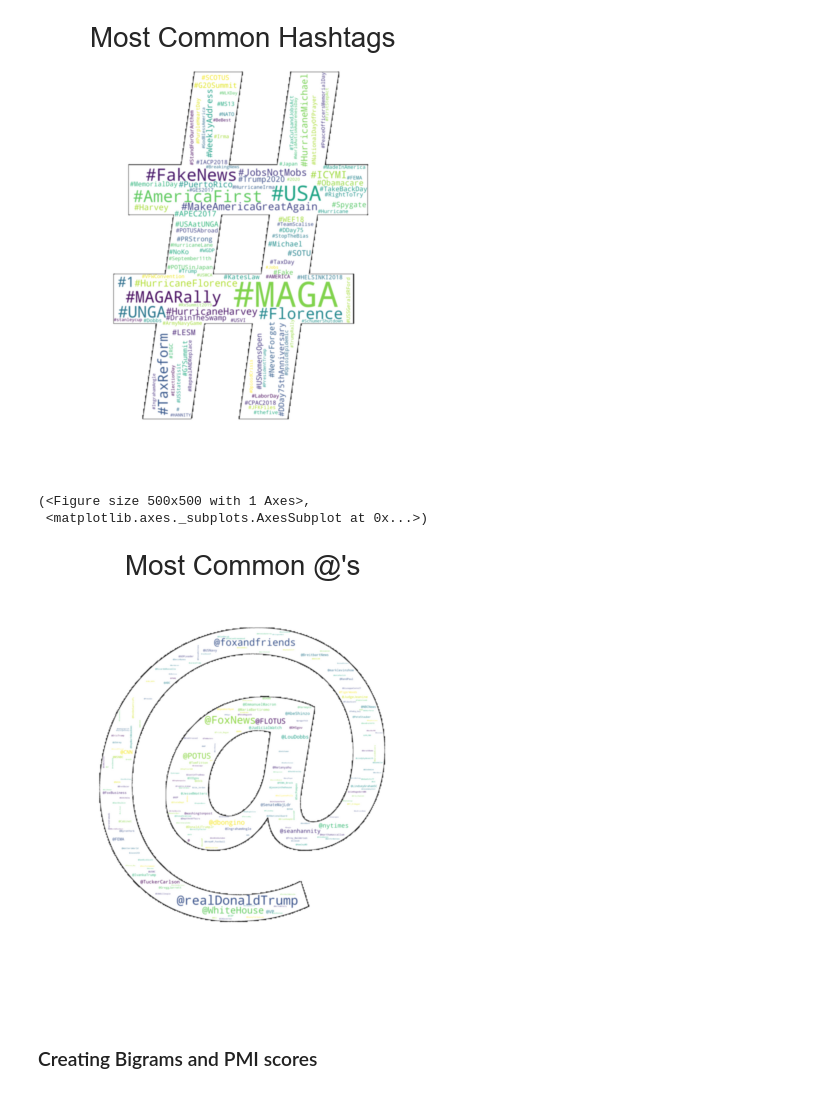
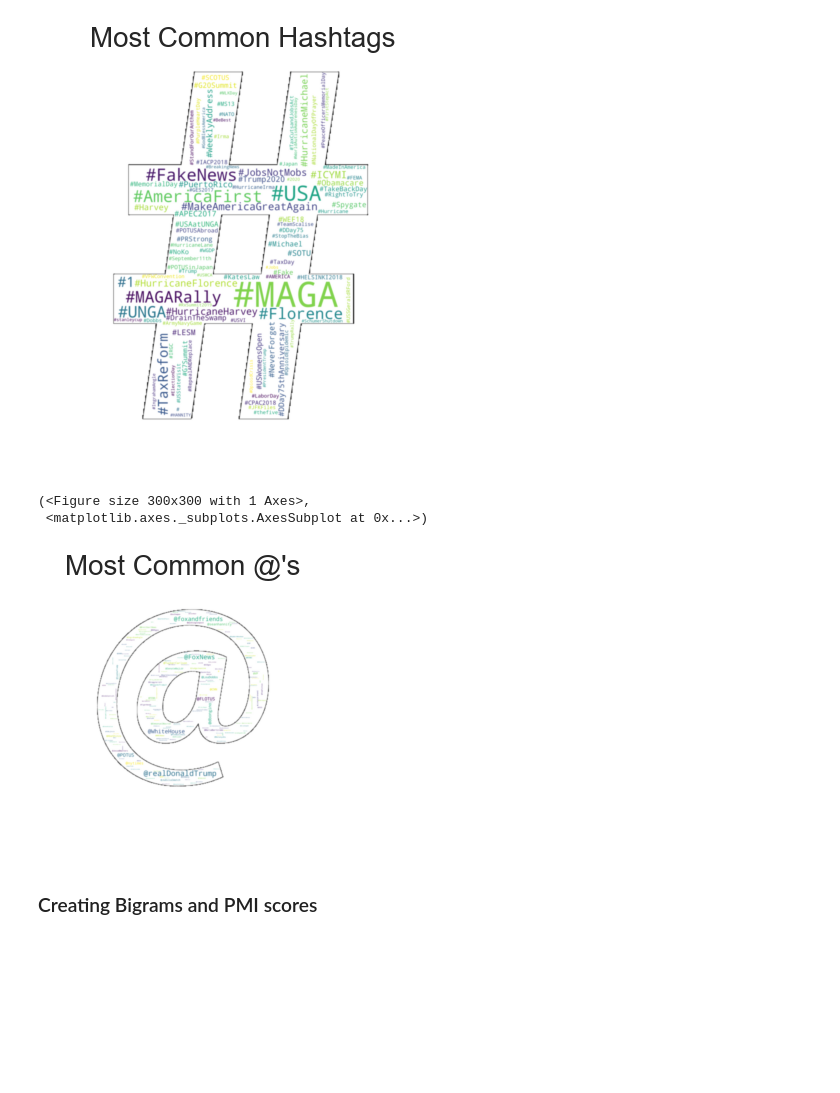
Before and after one commit to jirvingphd/dsc-5-capstone-project-online-ds-ft-021119, a Jupyter notebook: mod_5_final_project_wip.ipynb, the cells around one changed output. Drawn from its saved outputs; the diff is of its cells as text; code cells hidden in the pictures; blank space fills up the shorter version.

```diff
--- a/mod_5_final_project_wip.ipynb
+++ b/mod_5_final_project_wip.ipynb
@@ -375,32 +375,38 @@ plot_fit_cloud(tag_cloud,'Most Common Hashtags',figsize=(5,5))
 # %%
 # Combine and Tokenize hashtags
 mentions = df['mention_strings']
 mentions = ' '.join(mentions)
 mentions_tokens = regexp_tokenize(mentions,'(@\w*)')
 
 
 # WordClouds for Mentions
 max_font_size=300
 width=500
 height=500
 max_words=200
 background_color='white'
 cloud_stopwords=[]
 collocations=False
 regexp=r'(@\w*)'
 
-mentions_cloud = WordCloud(max_font_size=max_font_size, width=width, height=height,
-                            max_words=max_words, background_color=background_color,
-                        stopwords=cloud_stopwords,collocations=collocations, regexp=regexp,
-                            mask=mask_at, contour_color='black', contour_width=2)#, include_numbers=True)
+mentions_cloud = WordCloud(
+
+    max_font_size=max_font_size, width=width, height=height,
+
+    max_words=max_words, background_color=background_color,
+
+    stopwords=cloud_stopwords,collocations=collocations, regexp=regexp,
+
+    mask=mask_at, contour_color='black', contour_width=2
+)#, include_numbers=True)
 
 
 mentions_cloud.generate(' '.join(mentions_tokens))
 
-plot_fit_cloud(mentions_cloud,"Most Common @'s",figsize=(5,5))
+plot_fit_cloud(mentions_cloud,"Most Common @'s",figsize=(3,3))
 # %% [output]
-(<Figure size 500x500 with 1 Axes>,
+(<Figure size 300x300 with 1 Axes>,
  <matplotlib.axes._subplots.AxesSubplot at 0x...>)
-[figure, old version]
+[figure, new version]
 # %% [markdown]
 ### Creating Bigrams and PMI scores
```
Also changed, not shown: parts of 24 cells of this notebook, 3 other files.
